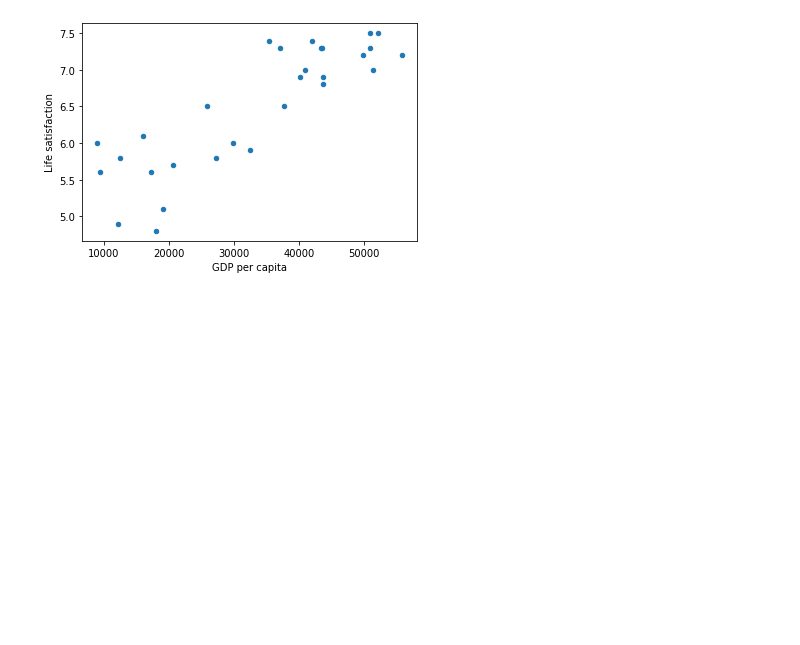
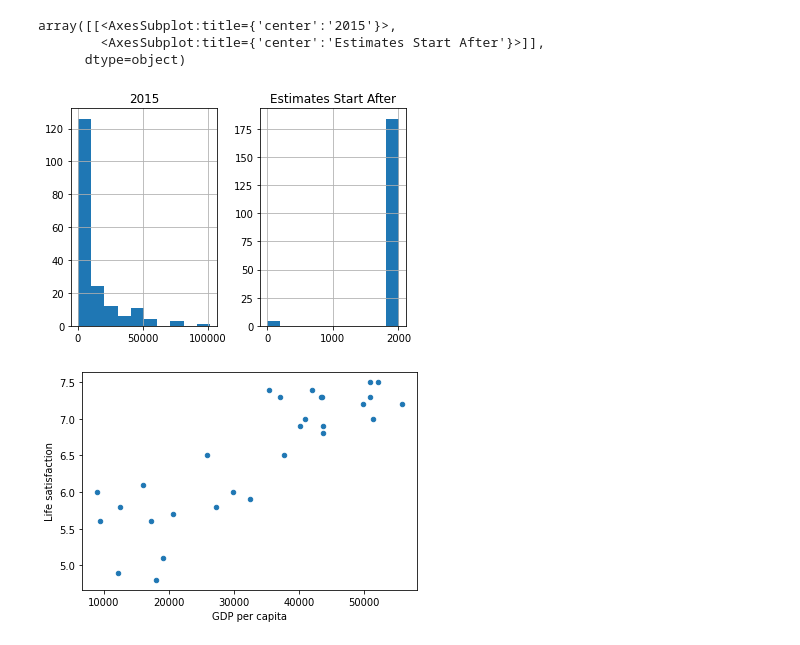
Before and after one commit to RiadKatby/machine-learning-models, a Jupyter notebook: life-satisfaction.ipynb, the cells around one changed output. Cells and saved outputs as stored; diff of their text form; code cells hidden in the pictures; blank space fills up the shorter version.

```diff
--- a/life-satisfaction.ipynb
+++ b/life-satisfaction.ipynb
@@ -18,6 +18,13 @@ gdp_per_capita.head()
 | 2 | Algeria | Gross domestic product per capita... | U.S. dollars | Units | See notes for: Gross domestic pro... | 4318.135 | 2014.0 |
 | 3 | Angola | Gross domestic product per capita... | U.S. dollars | Units | See notes for: Gross domestic pro... | 4100.315 | 2014.0 |
 | 4 | Antigua and Barbuda | Gross domestic product per capita... | U.S. dollars | Units | See notes for: Gross domestic pro... | 14414.302 | 2011.0 |
+# %%
+gdp_per_capita.hist()
+# %% [output]
+array([[<AxesSubplot:title={'center':'2015'}>,
+        <AxesSubplot:title={'center':'Estimates Start After'}>]],
+      dtype=object)
+[figure, added]
 # %%
 def prepare_country_stats(oecd_bli, gdp_per_capita):
     oecd_bli = oecd_bli[oecd_bli["INEQUALITY"]=="TOT"]
```
Also changed, not shown: 1 other file.
